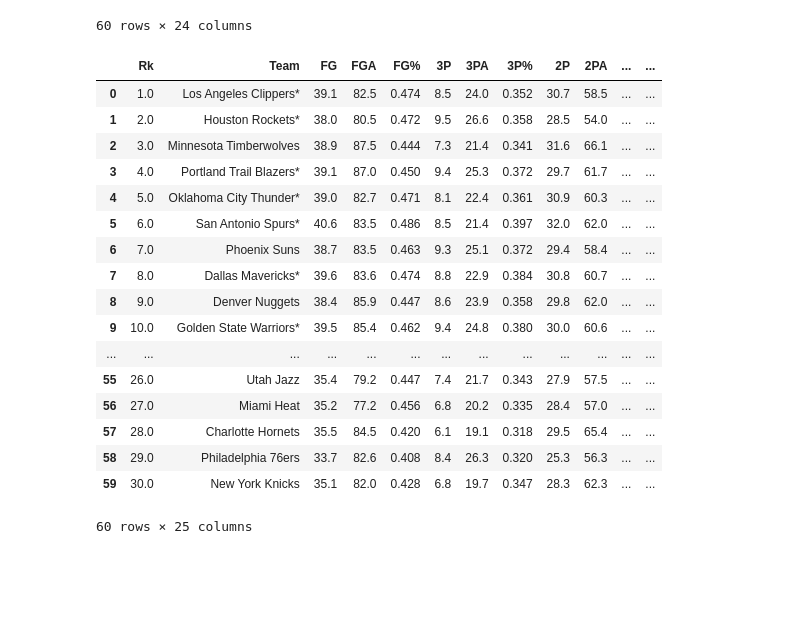
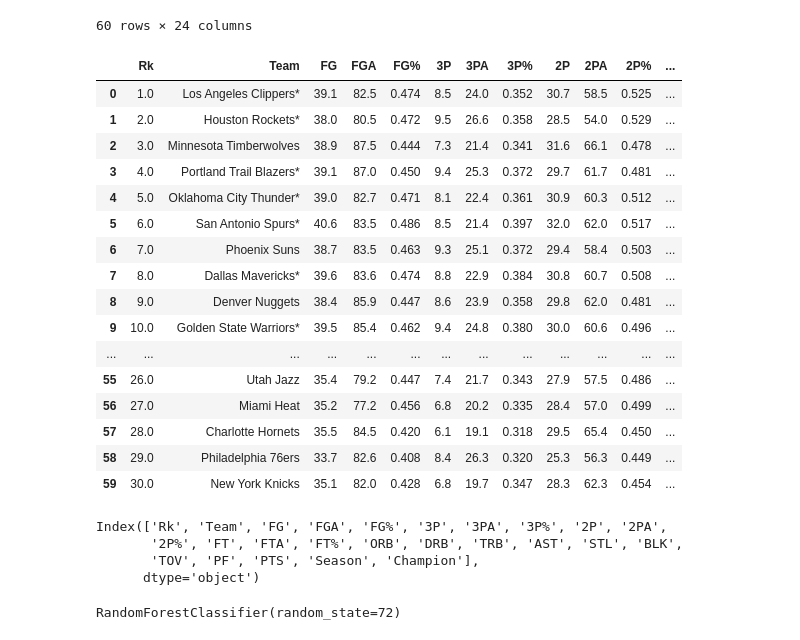
Before and after one commit to BhavyaJayaprakash/Final-Project-4, a Jupyter notebook: project.ipynb, the cells around one changed output. Drawn from its saved outputs; the diff is of its cells as text; code cells hidden in the pictures; blank space fills up the shorter version.

Commit message:
Updated model

```diff
--- a/project.ipynb
+++ b/project.ipynb
@@ -126,24 +126,24 @@ nba_df['Champion'] = nba_df.apply(
     lambda row: 1 if row['Season'] in champions and champions[row['Season']] in row['Team'] else 0,
     axis=1
 )
-# %%
-nba_df.head(60)
-# %% [output]
-|  | Rk | Team | FG | FGA | FG% | 3P | 3PA | 3P% | 2P | 2PA | ... | ... |
-| 0 | 1.0 | Los Angeles Clippers* | 39.1 | 82.5 | 0.474 | 8.5 | 24.0 | 0.352 | 30.7 | 58.5 | ... | ... |
-| 1 | 2.0 | Houston Rockets* | 38.0 | 80.5 | 0.472 | 9.5 | 26.6 | 0.358 | 28.5 | 54.0 | ... | ... |
-| 2 | 3.0 | Minnesota Timberwolves | 38.9 | 87.5 | 0.444 | 7.3 | 21.4 | 0.341 | 31.6 | 66.1 | ... | ... |
-| 3 | 4.0 | Portland Trail Blazers* | 39.1 | 87.0 | 0.450 | 9.4 | 25.3 | 0.372 | 29.7 | 61.7 | ... | ... |
-| 4 | 5.0 | Oklahoma City Thunder* | 39.0 | 82.7 | 0.471 | 8.1 | 22.4 | 0.361 | 30.9 | 60.3 | ... | ... |
-| 5 | 6.0 | San Antonio Spurs* | 40.6 | 83.5 | 0.486 | 8.5 | 21.4 | 0.397 | 32.0 | 62.0 | ... | ... |
-| 6 | 7.0 | Phoenix Suns | 38.7 | 83.5 | 0.463 | 9.3 | 25.1 | 0.372 | 29.4 | 58.4 | ... | ... |
-| 7 | 8.0 | Dallas Mavericks* | 39.6 | 83.6 | 0.474 | 8.8 | 22.9 | 0.384 | 30.8 | 60.7 | ... | ... |
-| 8 | 9.0 | Denver Nuggets | 38.4 | 85.9 | 0.447 | 8.6 | 23.9 | 0.358 | 29.8 | 62.0 | ... | ... |
-| 9 | 10.0 | Golden State Warriors* | 39.5 | 85.4 | 0.462 | 9.4 | 24.8 | 0.380 | 30.0 | 60.6 | ... | ... |
-| ... | ... | ... | ... | ... | ... | ... | ... | ... | ... | ... | ... | ... |
-| 55 | 26.0 | Utah Jazz | 35.4 | 79.2 | 0.447 | 7.4 | 21.7 | 0.343 | 27.9 | 57.5 | ... | ... |
-| 56 | 27.0 | Miami Heat | 35.2 | 77.2 | 0.456 | 6.8 | 20.2 | 0.335 | 28.4 | 57.0 | ... | ... |
-| 57 | 28.0 | Charlotte Hornets | 35.5 | 84.5 | 0.420 | 6.1 | 19.1 | 0.318 | 29.5 | 65.4 | ... | ... |
-| 58 | 29.0 | Philadelphia 76ers | 33.7 | 82.6 | 0.408 | 8.4 | 26.3 | 0.320 | 25.3 | 56.3 | ... | ... |
-| 59 | 30.0 | New York Knicks | 35.1 | 82.0 | 0.428 | 6.8 | 19.7 | 0.347 | 28.3 | 62.3 | ... | ... |
-60 rows × 25 columns
+# %%
+pd.set_option('display.max_columns', None)
+nba_df.head(60)
+# %% [output]
+|  | Rk | Team | FG | FGA | FG% | 3P | 3PA | 3P% | 2P | 2PA | 2P% | ... |
+| 0 | 1.0 | Los Angeles Clippers* | 39.1 | 82.5 | 0.474 | 8.5 | 24.0 | 0.352 | 30.7 | 58.5 | 0.525 | ... |
+| 1 | 2.0 | Houston Rockets* | 38.0 | 80.5 | 0.472 | 9.5 | 26.6 | 0.358 | 28.5 | 54.0 | 0.529 | ... |
+| 2 | 3.0 | Minnesota Timberwolves | 38.9 | 87.5 | 0.444 | 7.3 | 21.4 | 0.341 | 31.6 | 66.1 | 0.478 | ... |
+| 3 | 4.0 | Portland Trail Blazers* | 39.1 | 87.0 | 0.450 | 9.4 | 25.3 | 0.372 | 29.7 | 61.7 | 0.481 | ... |
+| 4 | 5.0 | Oklahoma City Thunder* | 39.0 | 82.7 | 0.471 | 8.1 | 22.4 | 0.361 | 30.9 | 60.3 | 0.512 | ... |
+| 5 | 6.0 | San Antonio Spurs* | 40.6 | 83.5 | 0.486 | 8.5 | 21.4 | 0.397 | 32.0 | 62.0 | 0.517 | ... |
+| 6 | 7.0 | Phoenix Suns | 38.7 | 83.5 | 0.463 | 9.3 | 25.1 | 0.372 | 29.4 | 58.4 | 0.503 | ... |
+| 7 | 8.0 | Dallas Mavericks* | 39.6 | 83.6 | 0.474 | 8.8 | 22.9 | 0.384 | 30.8 | 60.7 | 0.508 | ... |
+| 8 | 9.0 | Denver Nuggets | 38.4 | 85.9 | 0.447 | 8.6 | 23.9 | 0.358 | 29.8 | 62.0 | 0.481 | ... |
+| 9 | 10.0 | Golden State Warriors* | 39.5 | 85.4 | 0.462 | 9.4 | 24.8 | 0.380 | 30.0 | 60.6 | 0.496 | ... |
+| ... | ... | ... | ... | ... | ... | ... | ... | ... | ... | ... | ... | ... |
+| 55 | 26.0 | Utah Jazz | 35.4 | 79.2 | 0.447 | 7.4 | 21.7 | 0.343 | 27.9 | 57.5 | 0.486 | ... |
+| 56 | 27.0 | Miami Heat | 35.2 | 77.2 | 0.456 | 6.8 | 20.2 | 0.335 | 28.4 | 57.0 | 0.499 | ... |
+| 57 | 28.0 | Charlotte Hornets | 35.5 | 84.5 | 0.420 | 6.1 | 19.1 | 0.318 | 29.5 | 65.4 | 0.450 | ... |
+| 58 | 29.0 | Philadelphia 76ers | 33.7 | 82.6 | 0.408 | 8.4 | 26.3 | 0.320 | 25.3 | 56.3 | 0.449 | ... |
+| 59 | 30.0 | New York Knicks | 35.1 | 82.0 | 0.428 | 6.8 | 19.7 | 0.347 | 28.3 | 62.3 | 0.454 | ... |
@@ -149,0 +179,7 @@ nba_df.head(60)
+# %%
+nba_df.columns
+# %% [output]
+Index(['Rk', 'Team', 'FG', 'FGA', 'FG%', '3P', '3PA', '3P%', '2P', '2PA',
+       '2P%', 'FT', 'FTA', 'FT%', 'ORB', 'DRB', 'TRB', 'AST', 'STL', 'BLK',
+       'TOV', 'PF', 'PTS', 'Season', 'Champion'],
+      dtype='object')
@@ -149,0 +198,10 @@ nba_df.head(60)
+# %%
+from sklearn.ensemble import RandomForestClassifier
+
+#Model
+model = RandomForestClassifier(random_state=72)
+
+#Train the model on historical data
+model.fit(X, y)
+# %% [output]
+RandomForestClassifier(random_state=72)
```
Also changed, not shown: parts of 8 cells of this notebook, 3 other files.
